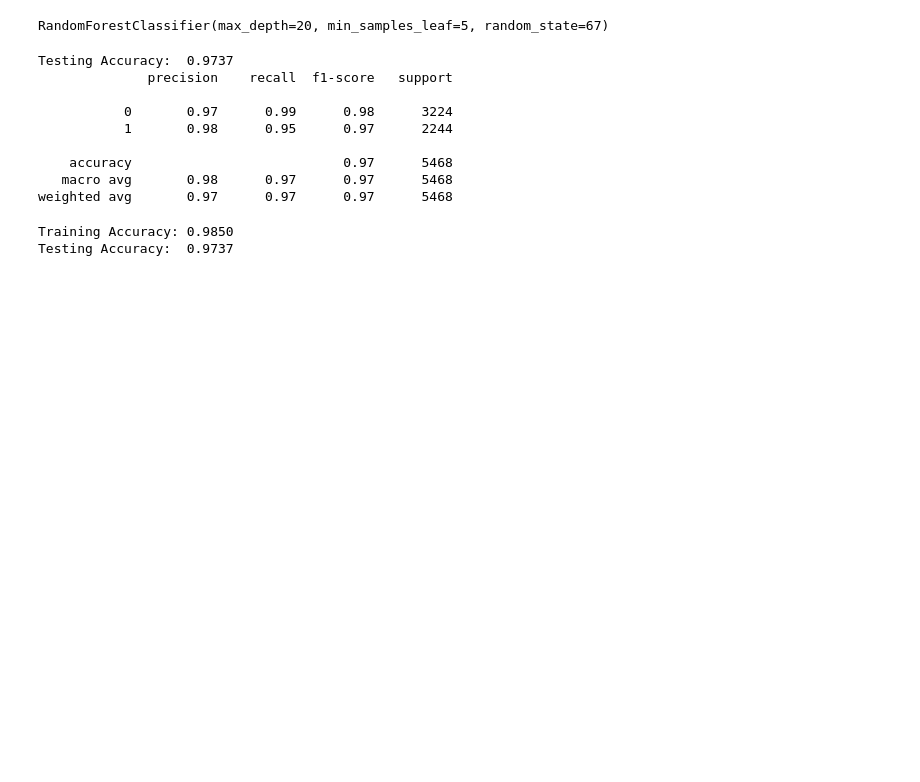
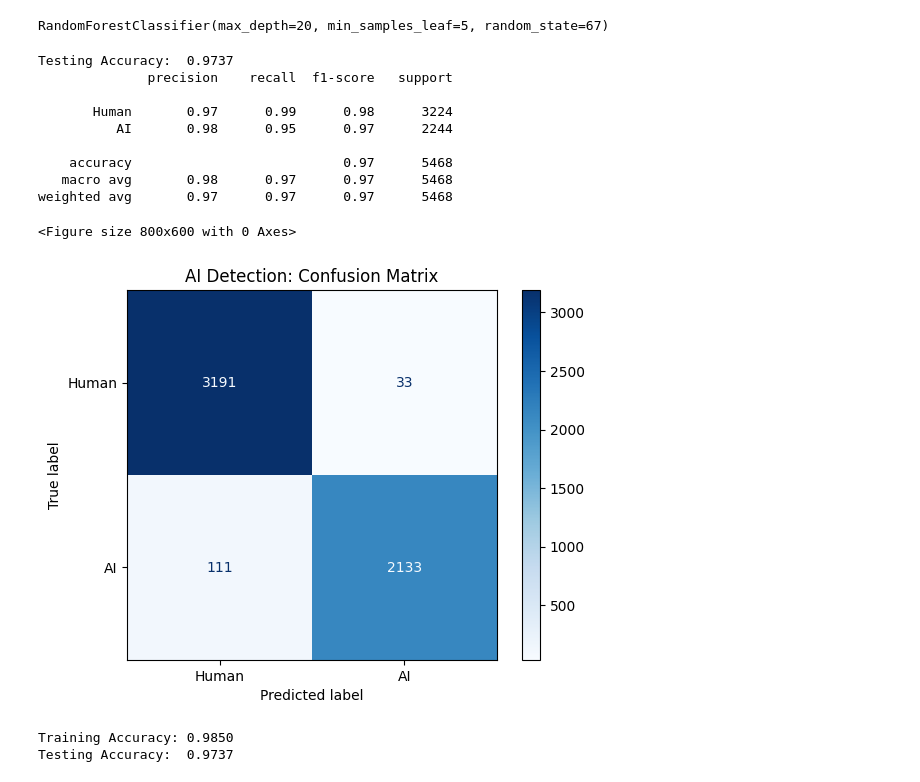
Before and after one commit to mattkingham/AI-Essay-Detector, a Jupyter notebook: AI Essay Detector code.ipynb, the cells around one changed output. Saved outputs shown, nothing was run; the diff lists cells and outputs as text; code cells hidden in the pictures; blank space fills up the shorter version.

```diff
--- a/AI Essay Detector code.ipynb
+++ b/AI Essay Detector code.ipynb
@@ -56,21 +56,37 @@ RandomForestClassifier(max_depth=20, min_samples_leaf=5, random_state=67)
 # %%
 from sklearn.metrics import classification_report, accuracy_score
 
 # Input test data
 y_pred = model.predict(X_test)
 test_acc = accuracy_score(y_test, y_pred)
 print(f"Testing Accuracy:  {test_acc:.4f}")
-print(classification_report(y_test, y_pred))
+print(classification_report(y_test, y_pred, target_names=['Human', 'AI']))
+
+from sklearn.metrics import confusion_matrix, ConfusionMatrixDisplay
+import matplotlib.pyplot as plt
+
+#confusion matrix
+cm = confusion_matrix(y_test, y_pred)
+
+# 2. Plot it visually
+plt.figure(figsize=(8, 6))
+disp = ConfusionMatrixDisplay(confusion_matrix=cm, display_labels=['Human', 'AI'])
+disp.plot(cmap='Blues', values_format='d')
+
+plt.title('AI Detection: Confusion Matrix')
+plt.show()
 # %% [output]
 Testing Accuracy:  0.9737
               precision    recall  f1-score   support
 
-           0       0.97      0.99      0.98      3224
-           1       0.98      0.95      0.97      2244
+       Human       0.97      0.99      0.98      3224
+          AI       0.98      0.95      0.97      2244
 
     accuracy                           0.97      5468
    macro avg       0.98      0.97      0.97      5468
 weighted avg       0.97      0.97      0.97      5468
+<Figure size 800x600 with 0 Axes>
+[figure, added]
 # %%
 # Accuracies
 train_preds = model.predict(X_train)
```
Also changed, not shown: parts of 1 cell of this notebook.
